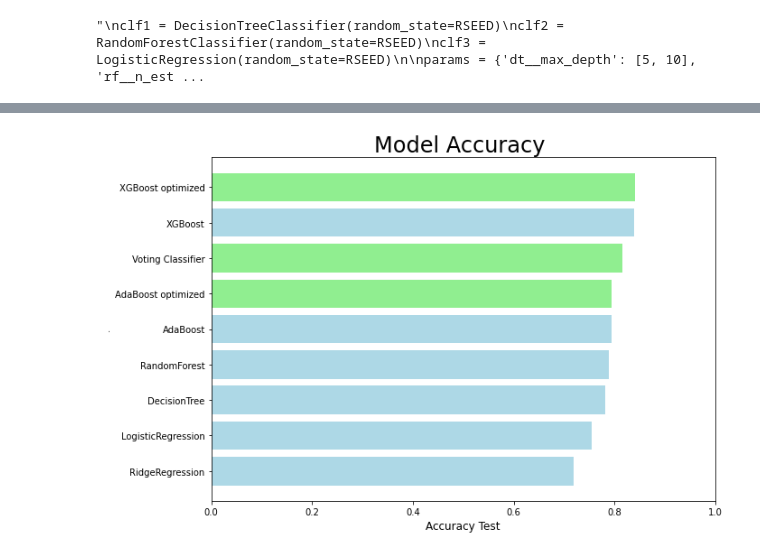
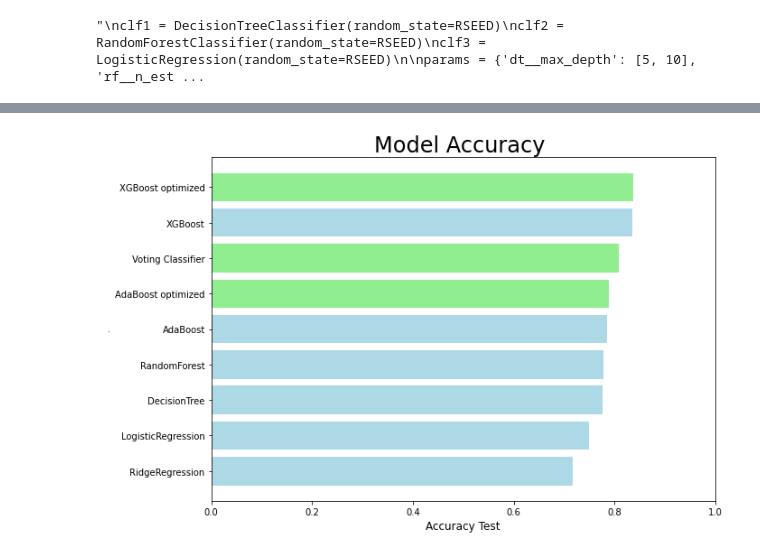
Before and after one commit to Octodon-D/kickstarter_project, a Jupyter notebook: Model.ipynb, the cells around one changed output, grey strips where cells are left out. Cells and saved outputs as stored; diff of their text form; code cells hidden in the pictures.

```diff
--- a/Model.ipynb
+++ b/Model.ipynb
@@ -26,6 +26,6 @@ from sklearn.linear_model import LogisticRegression
 RSEED = 42
 warnings.filterwarnings("ignore")
 # %%
-df = pd.read_csv('data/data_clean_outlier.csv', index_col = 0)
+df = pd.read_csv('data/data_clean.csv', index_col = 0)
 df.head()
 # %% [output]
@@ -552,24 +565,24 @@ df_scores = pd.DataFrame({"name": model_name,
 # %%
 df_scores.sort_values("accuracy_test", ascending = True , inplace= True)
 
 fig, ax = plt.subplots(figsize = (10,7))
 
 color_list = ["lightblue"] * len(df_scores["name"].to_list())
 
 color_list[-1] = "lightgreen"
+color_list[-3] = "lightgreen"
 color_list[-4] = "lightgreen"
-color_list[-5] = "lightgreen"
 
 #plot1 = df_scores.sort_values("accuracy_test", ascending = True).plot
 
 hbars = ax.barh(df_scores["name"], df_scores["accuracy_test"], align='center', color =color_list)
 
 plt.xlim([0,1])
 
 ax.set_xlabel('Accuracy Test', fontsize = 12)
 ax.set_ylabel('.')
 ax.set_title('Model Accuracy ', fontsize = 24)
 
 plt.savefig('Models_accuracy.png', transparent=False)
 # %% [output]
-[figure, old version]
+[figure, new version]
```
Also changed, not shown: parts of 13 cells of this notebook, 2 other files.
